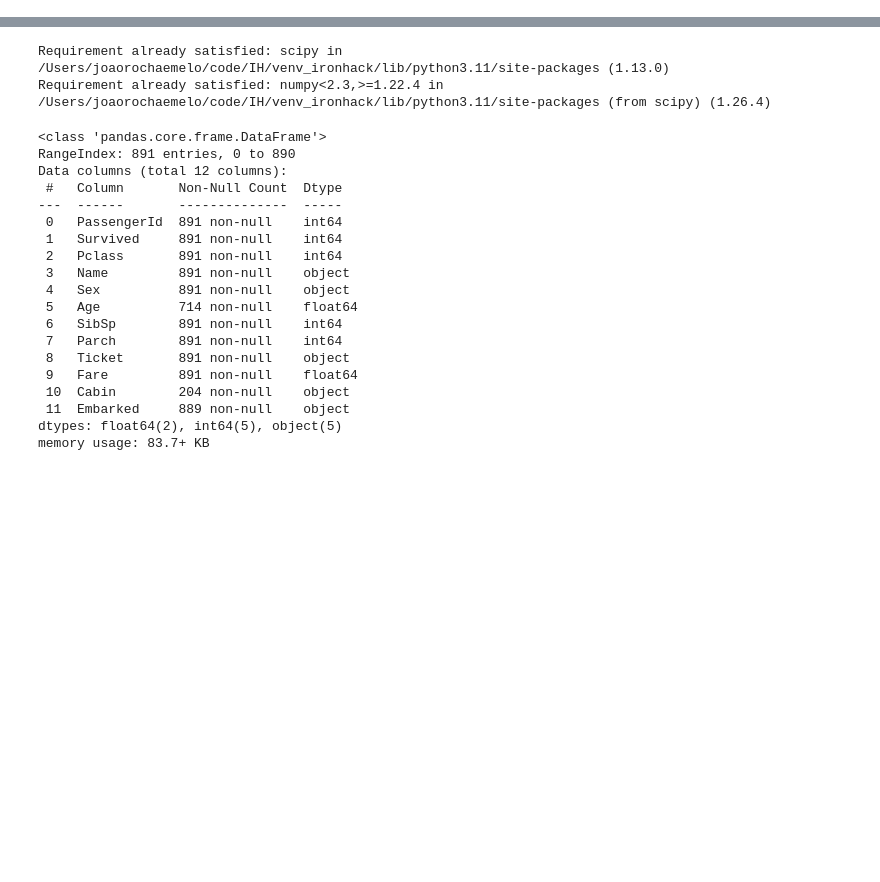
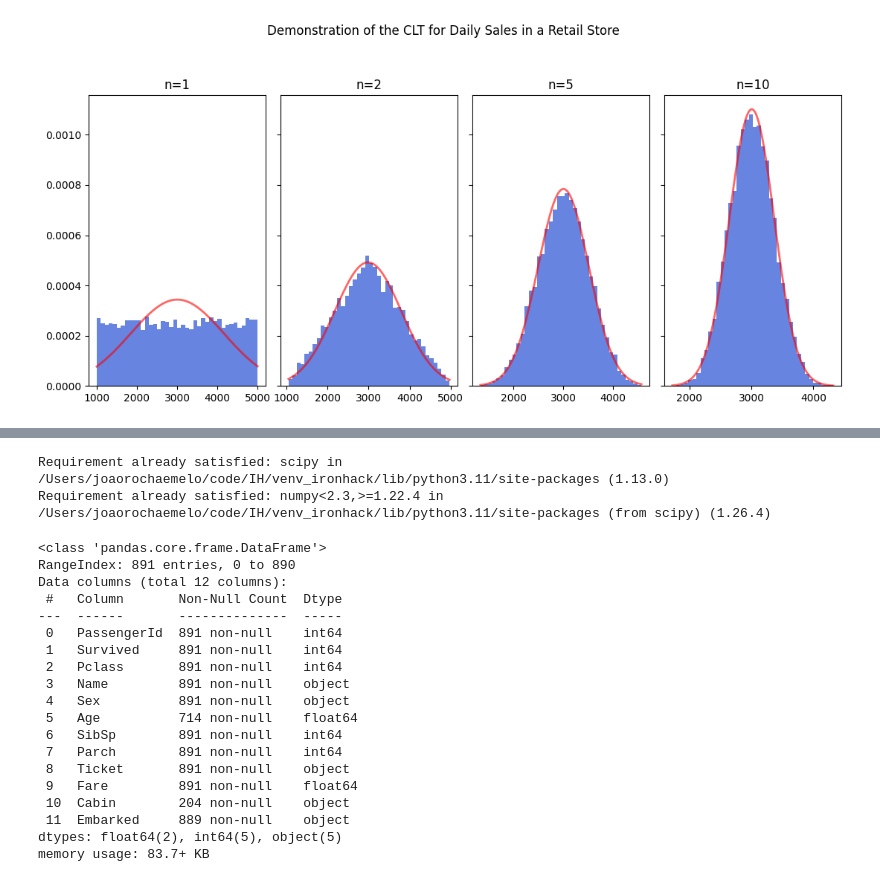
Before and after one commit to DSML-bootcamp/w4-nbs, a Jupyter notebook: D3/2. Hypothesis Testing.ipynb, the cells around one changed output, grey strips where cells are left out. Cells and saved outputs as stored; diff of their text form; code cells hidden in the pictures; blank space fills up the shorter version.

```diff
--- a/D3/2. Hypothesis Testing.ipynb
+++ b/D3/2. Hypothesis Testing.ipynb
@@ -0,0 +54,35 @@
+# %%
+import numpy as np
+import matplotlib.pyplot as plt
+
+# Setting up a demonstration of the Central Limit Theorem (CLT) using daily sales data
+fig, ax = plt.subplots(1, 4, sharey=True, squeeze=True, figsize=(11, 5))
+
+# Assume sales amounts are uniformly distributed between $1000 and $5000
+lower_bound, upper_bound = 1000, 5000
+sample_sizes = [1, 2, 5, 10]  # Different sample sizes to demonstrate the CLT
+
+for i, n in enumerate(sample_sizes):
+    # Generating random daily sales data for 'n' days
+    daily_sales = np.random.uniform(lower_bound, upper_bound, (10000, n))
+
+    # Calculating the mean of daily sales for each of the 10,000 samples
+    sample_means = np.mean(daily_sales, axis=1)
+
+    # Plotting the histogram of the sample means
+    ax[i].hist(sample_means, bins=40, density=True, color=[0, 0.2, .8, .6])
+    ax[i].set_title(f'n={n}')
+
+    # Fitting a normal distribution to the sample means
+    mean, std = np.mean(sample_means), np.std(sample_means, ddof=1)
+    x = np.linspace(min(sample_means), max(sample_means), 100)
+    normal_pdf = (1 / (std * np.sqrt(2 * np.pi))) * np.exp(-(x - mean) ** 2 / (2 * std ** 2))
+
+    # Plotting the fitted normal distribution over the histogram
+    ax[i].plot(x, normal_pdf, color=[1, 0, 0, .6], linewidth=2)
+
+plt.suptitle('Demonstration of the CLT for Daily Sales in a Retail Store', y=1.05)
+plt.tight_layout()
+plt.show()
+# %% [output]
+[figure, added]
```
Also changed, not shown: parts of 7 cells of this notebook, 1 other file.
